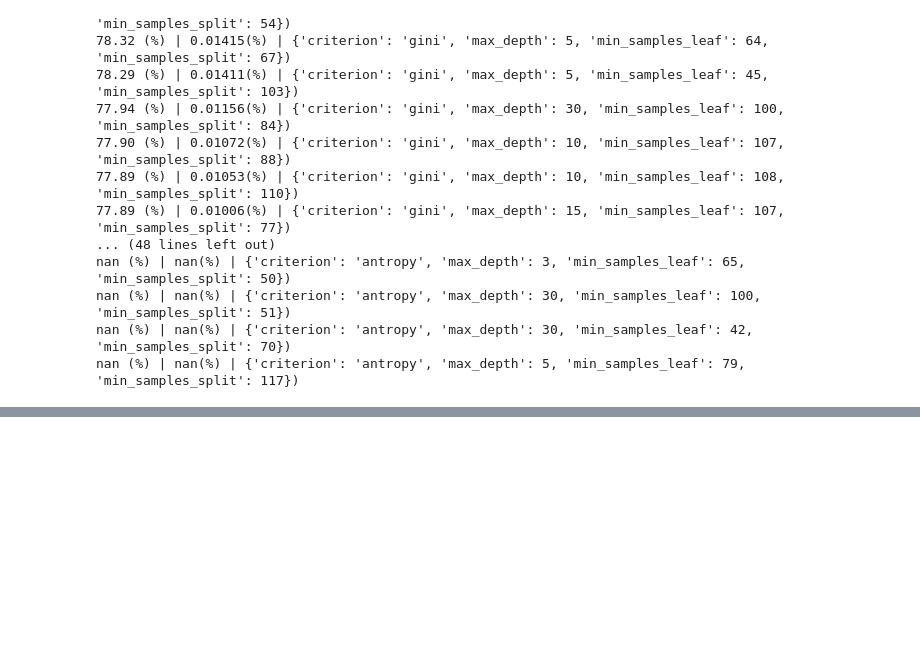
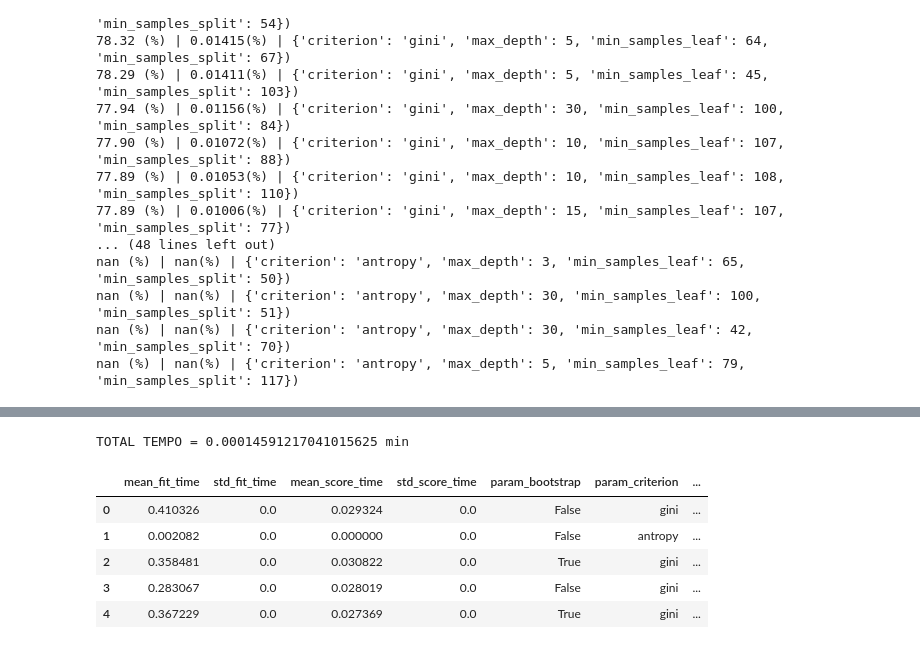
Before and after one commit to xing-wang-kai/ML_HIPERPARAMETROS_ALEATORIEDADE, a Jupyter notebook: HIperparametros_com_GRIDSEARCH.ipynb, the cells around one changed output, grey strips where cells are left out. Drawn from its saved outputs; the diff is of its cells as text; code cells hidden in the pictures; blank space fills up the shorter version.

```diff
--- a/HIperparametros_com_GRIDSEARCH.ipynb
+++ b/HIperparametros_com_GRIDSEARCH.ipynb
@@ -866,0 +1037,3 @@ nan (%) | nan(%) | {'criterion': 'antropy', 'max_depth': 5, 'min_samples_leaf':
+# %%
+from sklearn.model_selection import train_test_split
+x_train, x_test, y_train, y_test = train_test_split(x_azar, y_azar, test_size=0.2, shuffle=True, stratify=y_azar)
@@ -866,0 +1050,26 @@ nan (%) | nan(%) | {'criterion': 'antropy', 'max_depth': 5, 'min_samples_leaf':
+# %%
+from sklearn.model_selection import StratifiedShuffleSplit
+
+split = StratifiedShuffleSplit(n_splits=1, test_size=0.25)
+
+SEED = 301
+np.random.seed(SEED)
+
+espaco_de_parametros = {
+    'max_depth': [3, 5],
+    'n_estimators': randint(10, 100),
+    'min_samples_split': randint(32, 128),
+    'min_samples_leaf': randint(32, 128),
+    'criterion': ['gini', 'antropy'],
+    'bootstrap': [True, False]
+}
+start = time.time()
+busca = RandomizedSearchCV(RandomForestClassifier(),
+                           espaco_de_parametros,
+                           n_iter=5,
+                           cv = split)
+final = time.time()
+
+print(f'TOTAL TEMPO = {((final-start)/60):.2f} min')
+busca.fit(x_train, y_train)
+restultados = pd.DataFrame(busca.cv_results_)
@@ -866,0 +1097,13 @@ nan (%) | nan(%) | {'criterion': 'antropy', 'max_depth': 5, 'min_samples_leaf':
+# %%
+print(f'TOTAL TEMPO = {final-start} min')
+# %% [output]
+TOTAL TEMPO = 0.00014591217041015625 min
+# %%
+restultados.head()
+# %% [output]
+|  | mean_fit_time | std_fit_time | mean_score_time | std_score_time | param_bootstrap | param_criterion | ... |
+| 0 | 0.410326 | 0.0 | 0.029324 | 0.0 | False | gini | ... |
+| 1 | 0.002082 | 0.0 | 0.000000 | 0.0 | False | antropy | ... |
+| 2 | 0.358481 | 0.0 | 0.030822 | 0.0 | True | gini | ... |
+| 3 | 0.283067 | 0.0 | 0.028019 | 0.0 | False | gini | ... |
+| 4 | 0.367229 | 0.0 | 0.027369 | 0.0 | True | gini | ... |
```
Also changed, not shown: parts of 10 cells of this notebook.
